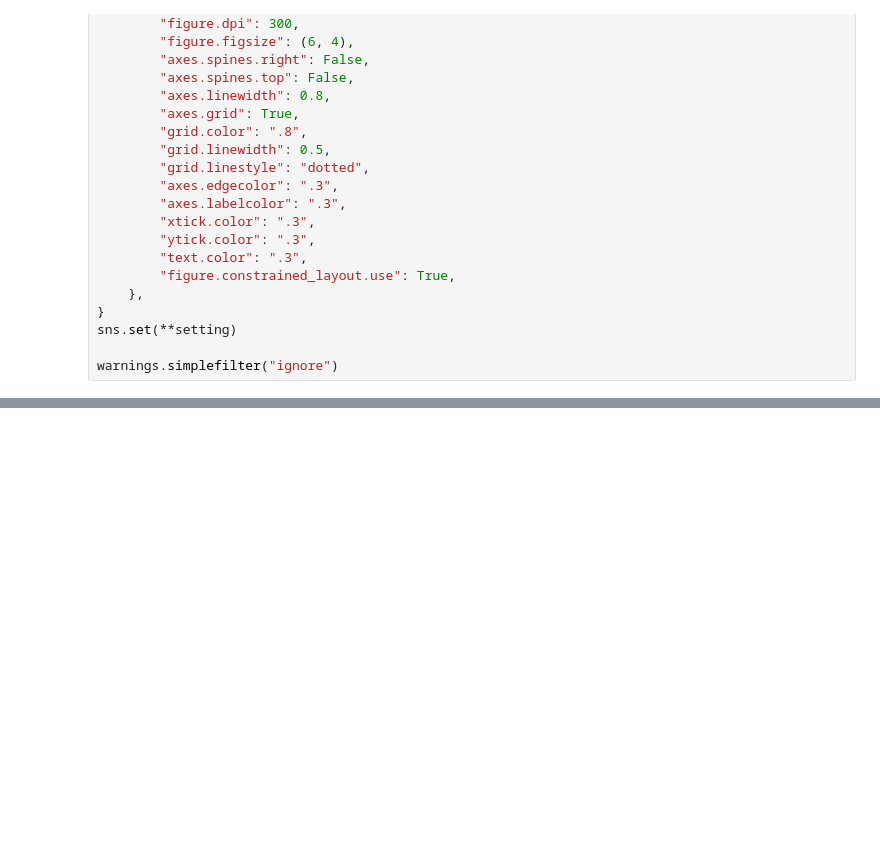
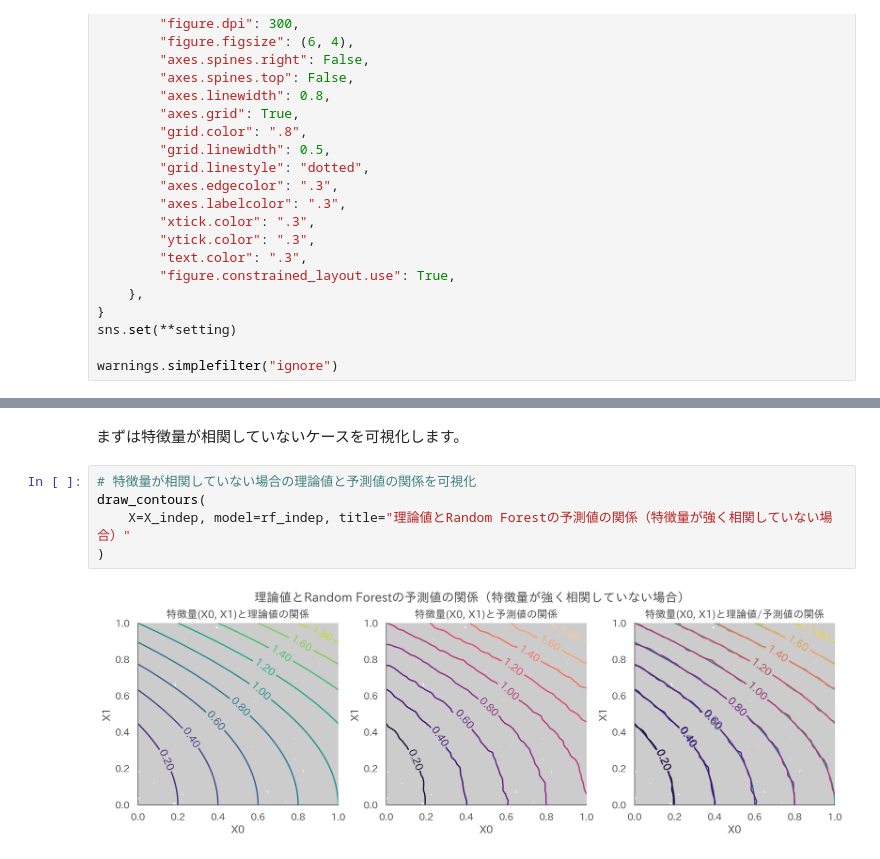
Before and after one commit to dropout009/ale, a Jupyter notebook: main.ipynb, the cells around one changed output, grey strips where cells are left out. Drawn from its saved outputs; the diff is of its cells as text; blank space fills up the shorter version.

```diff
--- a/main.ipynb
+++ b/main.ipynb
@@ -168,0 +419,9 @@ ale.plot(f=lambda x: x ** 2)
+# %% [markdown]
+まずは特徴量が相関していないケースを可視化します。
+# %%
+# 特徴量が相関していない場合の理論値と予測値の関係を可視化
+draw_contours(
+    X=X_indep, model=rf_indep, title="理論値とRandom Forestの予測値の関係（特徴量が強く相関していない場合）"
+)
+# %% [output]
+[figure, added]
```
Also changed, not shown: parts of 57 cells of this notebook, 3 other files.
